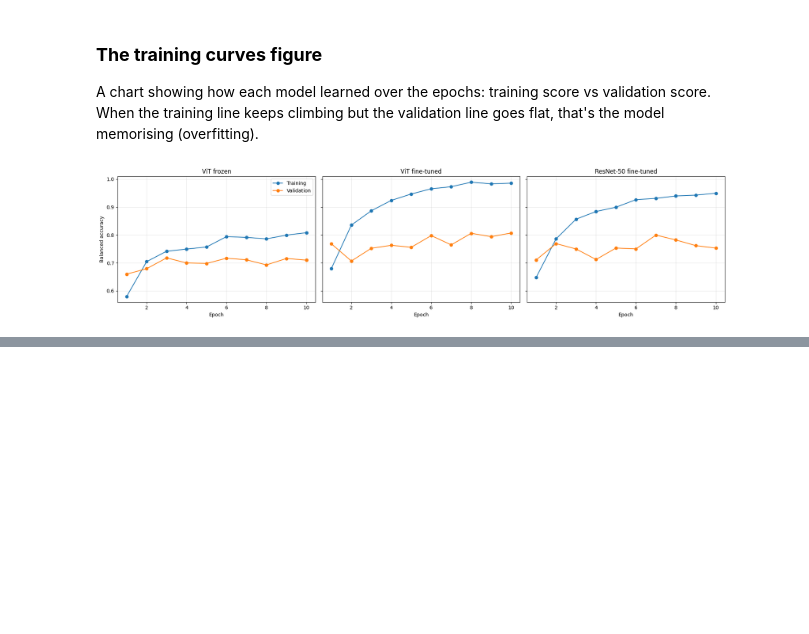
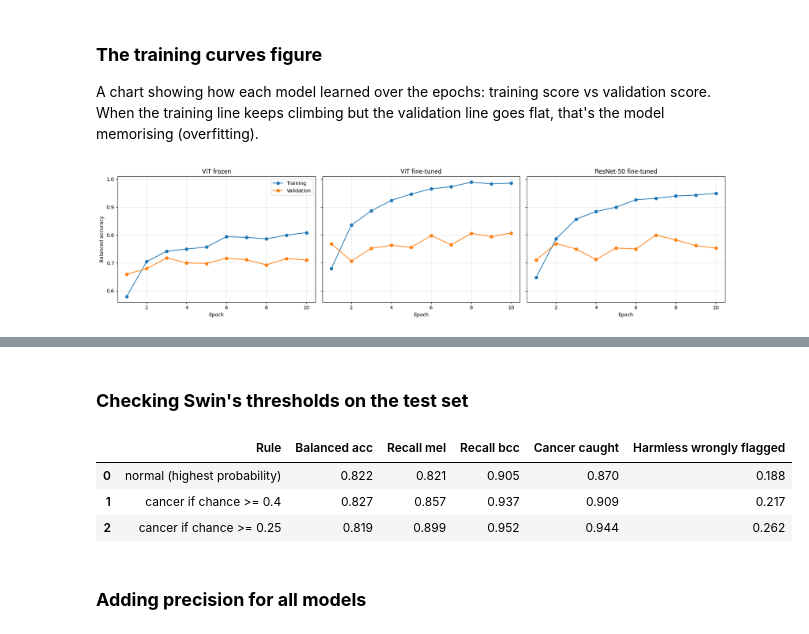
Before and after one commit to Lornatt88/maai901-vision-project, a Jupyter notebook: notebooks/02_training.ipynb, the cells around one changed output, grey strips where cells are left out. Cells and saved outputs as stored; diff of their text form; code cells hidden in the pictures; blank space fills up the shorter version.

```diff
--- a/notebooks/02_training.ipynb
+++ b/notebooks/02_training.ipynb
@@ -759,0 +910,27 @@ plt.show()
+# %% [markdown]
+### **Checking Swin's thresholds on the test set**
+# %%
+test_cancer = np.isin(swin_trues, [2, 3])
+rows = []
+
+for rule_name, p in [("normal (highest probability)", swin_probs.argmax(1)),
+                     ("cancer if chance >= 0.4", predict_with_threshold(swin_probs, 0.4)),
+                     ("cancer if chance >= 0.25", predict_with_threshold(swin_probs, 0.25))]:
+    rec = recall_score(swin_trues, p, average=None)
+    rows.append({"Rule": rule_name,
+                 "Balanced acc": balanced_accuracy_score(swin_trues, p),
+                 "Recall mel": rec[2],
+                 "Recall bcc": rec[3],
+                 "Cancer caught": np.isin(p[test_cancer], [2, 3]).mean(),
+                 "Harmless wrongly flagged": np.isin(p[~test_cancer], [2, 3]).mean()})
+
+swin_threshold_df = pd.DataFrame(rows).round(3)
+swin_threshold_df.to_csv(os.path.join(save_dir, "swin_threshold_test_results.csv"), index=False)
+display(swin_threshold_df)
+# %% [output]
+|  | Rule | Balanced acc | Recall mel | Recall bcc | Cancer caught | Harmless wrongly flagged |
+| 0 | normal (highest probability) | 0.822 | 0.821 | 0.905 | 0.870 | 0.188 |
+| 1 | cancer if chance >= 0.4 | 0.827 | 0.857 | 0.937 | 0.909 | 0.217 |
+| 2 | cancer if chance >= 0.25 | 0.819 | 0.899 | 0.952 | 0.944 | 0.262 |
+# %% [markdown]
+### **Adding precision for all models**
```
Also changed, not shown: parts of 10 cells of this notebook.
